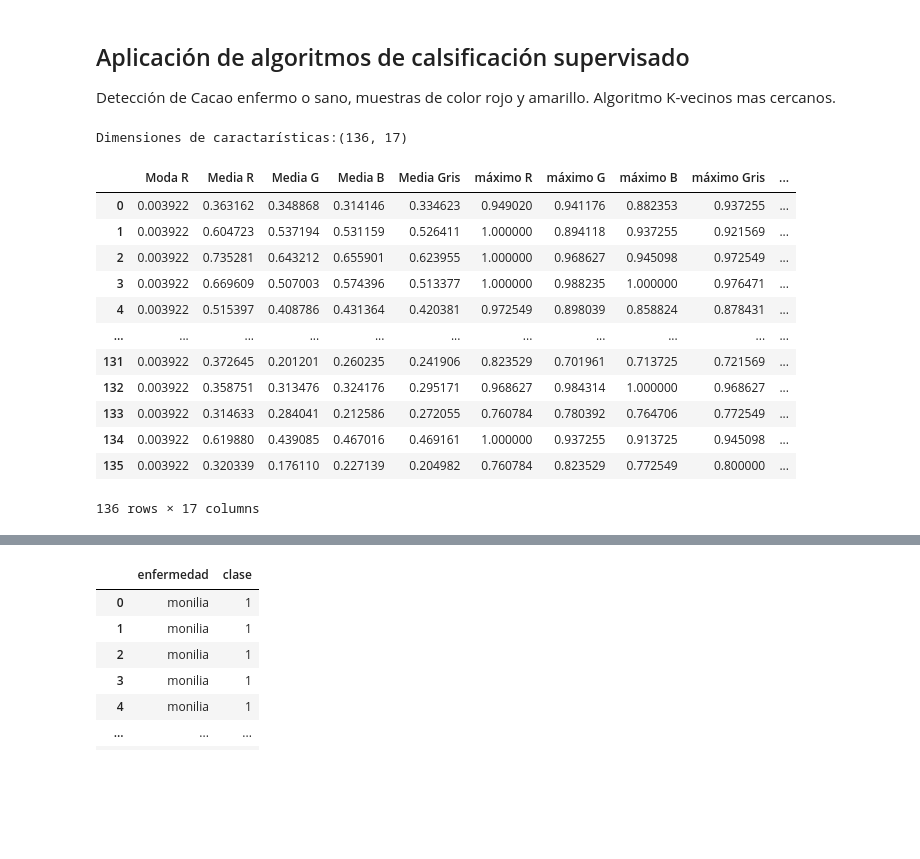
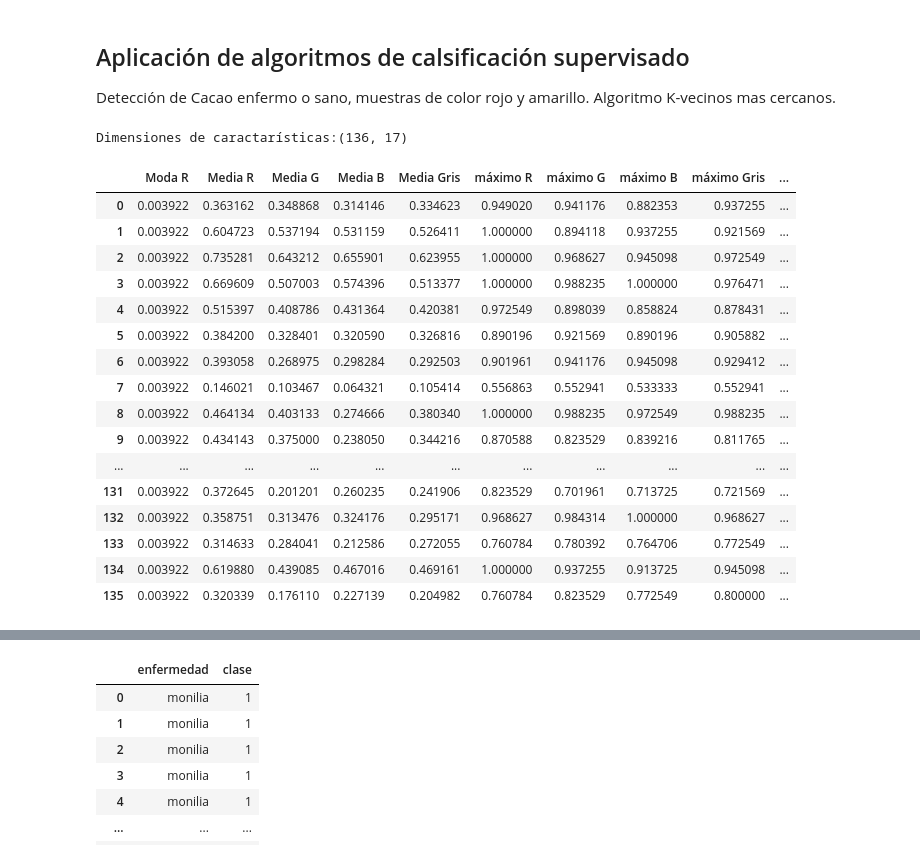
Before and after one commit to esteban11519/tecnicasDeInteligenciaArtificial, a Jupyter notebook: PF/PF_Brian.ipynb, the cells around one changed output, grey strips where cells are left out. Drawn from its saved outputs; the diff is of its cells as text; code cells hidden in the pictures; blank space fills up the shorter version.

```diff
--- a/PF/PF_Brian.ipynb
+++ b/PF/PF_Brian.ipynb
@@ -46,33 +46,38 @@ Detección de Cacao enfermo o sano, muestras de color rojo y amarillo. Algoritmo
 # %%
 # importación de características y datos de procesamiento
 Xpoblacional=np.load('../data/caracteristicasNormalizadasPCA.npy')
 imagenesProcesadas=np.load('../data/listaImagenesProcesadas.npy')  #Arreglo de pertenencia a clases del dataset 0=sana 1=moniia 2=fito
 nombreCaracteristicas=np.load('../data/nombreCaracteristicasNormalizadasPCA.npy')
 
 print(f'Dimensiones de caractarísticas:{Xpoblacional.shape}')
 
 #print(f'Imágenes procesadas:\n {imagenesProcesadas}')
 #print(f'Nombre de características finales\n{nombreCaracteristicas}')
 #print(f'caracteristicasNormalizadasPCA\n{Xpoblacional}')
 
 #Generación de tabla con caracterisitcas y valores para cada imagen del dataset
 datasetinput = pd.DataFrame(Xpoblacional, columns = nombreCaracteristicas)
+pd.set_option("display.max_rows", None)
 datasetinput
 # %% [output]
 Dimensiones de caractarísticas:(136, 17)
 |  | Moda R | Media R | Media G | Media B | Media Gris | máximo R | máximo G | máximo B | máximo Gris | ... |
 | 0 | 0.003922 | 0.363162 | 0.348868 | 0.314146 | 0.334623 | 0.949020 | 0.941176 | 0.882353 | 0.937255 | ... |
 | 1 | 0.003922 | 0.604723 | 0.537194 | 0.531159 | 0.526411 | 1.000000 | 0.894118 | 0.937255 | 0.921569 | ... |
 | 2 | 0.003922 | 0.735281 | 0.643212 | 0.655901 | 0.623955 | 1.000000 | 0.968627 | 0.945098 | 0.972549 | ... |
 | 3 | 0.003922 | 0.669609 | 0.507003 | 0.574396 | 0.513377 | 1.000000 | 0.988235 | 1.000000 | 0.976471 | ... |
 | 4 | 0.003922 | 0.515397 | 0.408786 | 0.431364 | 0.420381 | 0.972549 | 0.898039 | 0.858824 | 0.878431 | ... |
+| 5 | 0.003922 | 0.384200 | 0.328401 | 0.320590 | 0.326816 | 0.890196 | 0.921569 | 0.890196 | 0.905882 | ... |
+| 6 | 0.003922 | 0.393058 | 0.268975 | 0.298284 | 0.292503 | 0.901961 | 0.941176 | 0.945098 | 0.929412 | ... |
+| 7 | 0.003922 | 0.146021 | 0.103467 | 0.064321 | 0.105414 | 0.556863 | 0.552941 | 0.533333 | 0.552941 | ... |
+| 8 | 0.003922 | 0.464134 | 0.403133 | 0.274666 | 0.380340 | 1.000000 | 0.988235 | 0.972549 | 0.988235 | ... |
+| 9 | 0.003922 | 0.434143 | 0.375000 | 0.238050 | 0.344216 | 0.870588 | 0.823529 | 0.839216 | 0.811765 | ... |
 | ... | ... | ... | ... | ... | ... | ... | ... | ... | ... | ... |
 | 131 | 0.003922 | 0.372645 | 0.201201 | 0.260235 | 0.241906 | 0.823529 | 0.701961 | 0.713725 | 0.721569 | ... |
 | 132 | 0.003922 | 0.358751 | 0.313476 | 0.324176 | 0.295171 | 0.968627 | 0.984314 | 1.000000 | 0.968627 | ... |
 | 133 | 0.003922 | 0.314633 | 0.284041 | 0.212586 | 0.272055 | 0.760784 | 0.780392 | 0.764706 | 0.772549 | ... |
 | 134 | 0.003922 | 0.619880 | 0.439085 | 0.467016 | 0.469161 | 1.000000 | 0.937255 | 0.913725 | 0.945098 | ... |
 | 135 | 0.003922 | 0.320339 | 0.176110 | 0.227139 | 0.204982 | 0.760784 | 0.823529 | 0.772549 | 0.800000 | ... |
-136 rows × 17 columns
 # %%
 print(imagenesProcesadas)
 # %% [output]
```
Also changed, not shown: 1 other file.
